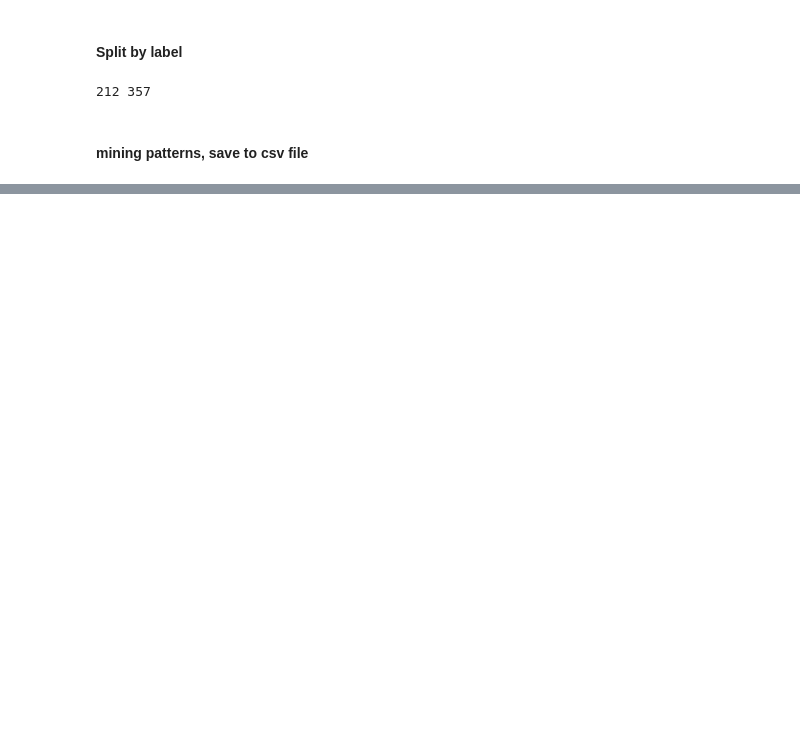
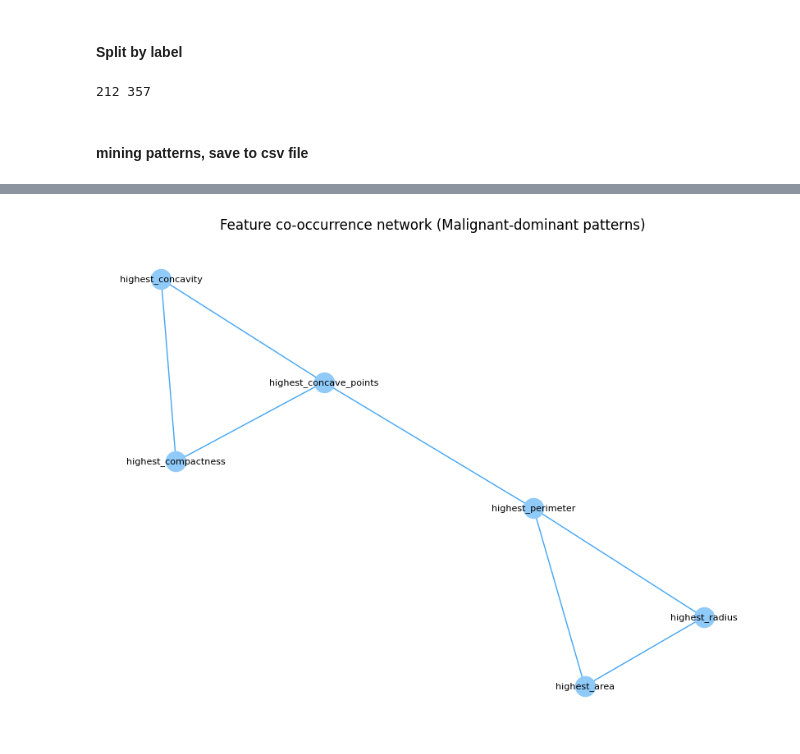
Before and after one commit to yukunf/SC4020DiseaseMining, a Jupyter notebook: task2.ipynb, the cells around one changed output, grey strips where cells are left out. Cells and saved outputs as stored; diff of their text form; code cells hidden in the pictures; blank space fills up the shorter version.

```diff
--- a/task2.ipynb
+++ b/task2.ipynb
@@ -403,0 +513,19 @@ ServerApp.rate_limit_window=3.0 (secs)
+# %%
+import networkx as nx
+
+# 从 top20 模式提取特征连接
+top = malignant_diff.sort_values("delta", ascending=False).head(20)
+G = nx.Graph()
+
+for _, row in top.iterrows():
+    items = row["Pattern"].strip("[]").replace("'", "").split(", ")
+    for i in range(len(items)-1):
+        G.add_edge(items[i], items[i+1], weight=row["delta"])
+
+plt.figure(figsize=(8,6))
+pos = nx.spring_layout(G, k=0.5)
+nx.draw(G, pos, with_labels=True, node_color="#90CAF9", edge_color="#42A5F5", font_size=8)
+plt.title("Feature co-occurrence network (Malignant-dominant patterns)")
+plt.show()
+# %% [output]
+[figure, added]
```
Also changed, not shown: parts of 10 cells of this notebook.
